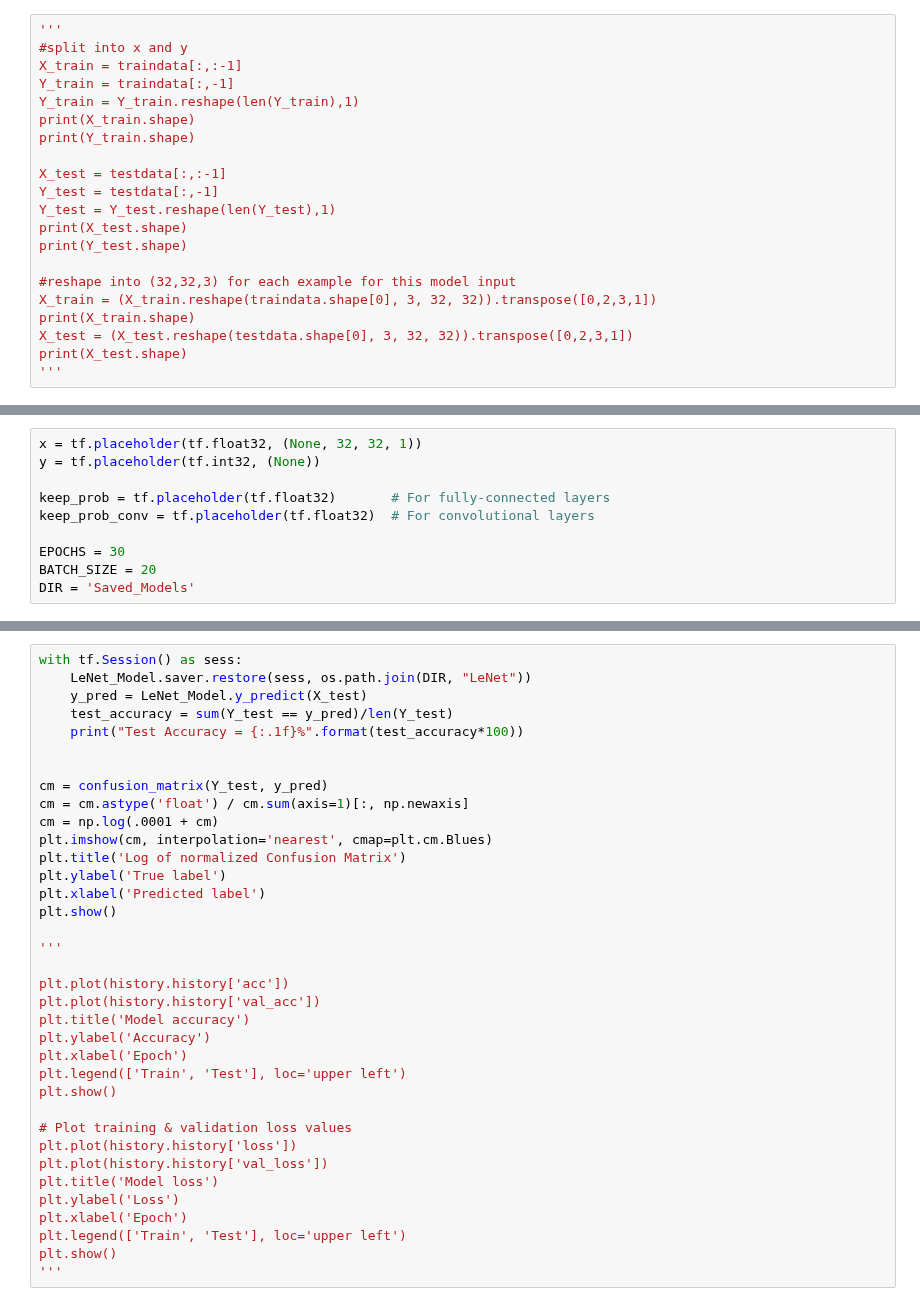
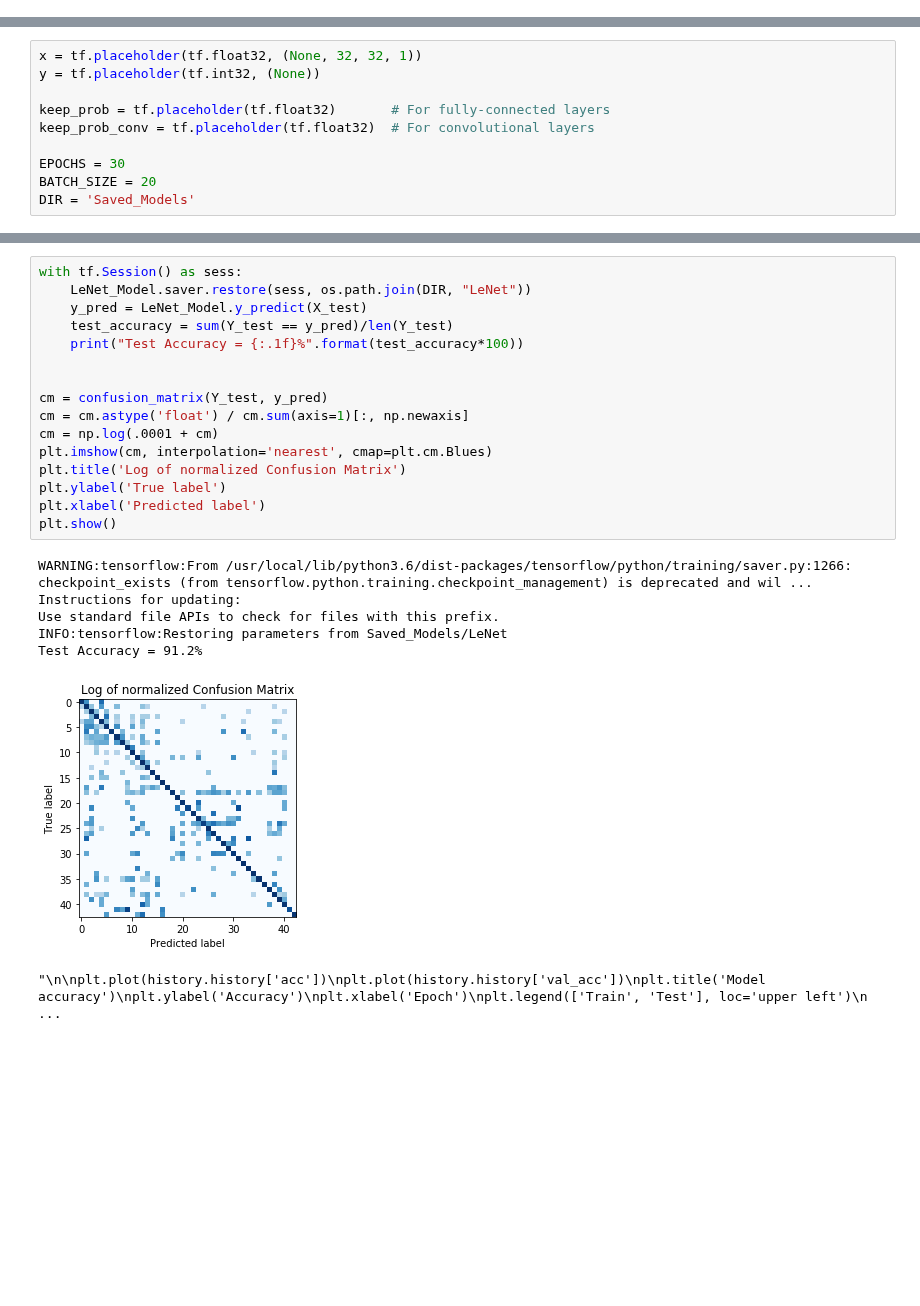
Before and after one commit to tortoisehare/TSR-GAN, a Jupyter notebook: TSRClassifier_TF.ipynb, the cells around one changed output, grey strips where cells are left out. Drawn from its saved outputs; the diff is of its cells as text; blank space fills up the shorter version.

```diff
--- a/TSRClassifier_TF.ipynb
+++ b/TSRClassifier_TF.ipynb
@@ -84,24 +89,3 @@ print(Y_test.shape)
     #for row in signnames:
      #   signs.append(row[1])
     #csvfile.close()
-# %%
-'''
-#split into x and y
-X_train = traindata[:,:-1]
-Y_train = traindata[:,-1]
-Y_train = Y_train.reshape(len(Y_train),1)
-print(X_train.shape)
-print(Y_train.shape)
-
-X_test = testdata[:,:-1]
-Y_test = testdata[:,-1]
-Y_test = Y_test.reshape(len(Y_test),1)
-print(X_test.shape)
-print(Y_test.shape)
-
-#reshape into (32,32,3) for each example for this model input
-X_train = (X_train.reshape(traindata.shape[0], 3, 32, 32)).transpose([0,2,3,1])
-print(X_train.shape)
-X_test = (X_test.reshape(testdata.shape[0], 3, 32, 32)).transpose([0,2,3,1])
-print(X_test.shape)
-'''
@@ -390,36 +379,24 @@ EPOCH 5 : Validation Accuracy = 89.819%
 # %%
 with tf.Session() as sess:
     LeNet_Model.saver.restore(sess, os.path.join(DIR, "LeNet"))
     y_pred = LeNet_Model.y_predict(X_test)
     test_accuracy = sum(Y_test == y_pred)/len(Y_test)
     print("Test Accuracy = {:.1f}%".format(test_accuracy*100))
 
 
 cm = confusion_matrix(Y_test, y_pred)
 cm = cm.astype('float') / cm.sum(axis=1)[:, np.newaxis]
 cm = np.log(.0001 + cm)
 plt.imshow(cm, interpolation='nearest', cmap=plt.cm.Blues)
 plt.title('Log of normalized Confusion Matrix')
 plt.ylabel('True label')
 plt.xlabel('Predicted label')
 plt.show()
-
-'''
-
-plt.plot(history.history['acc'])
-plt.plot(history.history['val_acc'])
-plt.title('Model accuracy')
-plt.ylabel('Accuracy')
-plt.xlabel('Epoch')
-plt.legend(['Train', 'Test'], loc='upper left')
-plt.show()
-
-# Plot training & validation loss values
-plt.plot(history.history['loss'])
-plt.plot(history.history['val_loss'])
-plt.title('Model loss')
-plt.ylabel('Loss')
-plt.xlabel('Epoch')
-plt.legend(['Train', 'Test'], loc='upper left')
-plt.show()
-'''
+# %% [output]
+WARNING:tensorflow:From /usr/local/lib/python3.6/dist-packages/tensorflow/python/training/saver.py:1266: checkpoint_exists (from tensorflow.python.training.checkpoint_management) is deprecated and wil ...
+Instructions for updating:
+Use standard file APIs to check for files with this prefix.
+INFO:tensorflow:Restoring parameters from Saved_Models/LeNet
+Test Accuracy = 91.2%
+[figure, added]
+"\n\nplt.plot(history.history['acc'])\nplt.plot(history.history['val_acc'])\nplt.title('Model accuracy')\nplt.ylabel('Accuracy')\nplt.xlabel('Epoch')\nplt.legend(['Train', 'Test'], loc='upper left')\n ...
```
Also changed, not shown: parts of 3 cells of this notebook.
